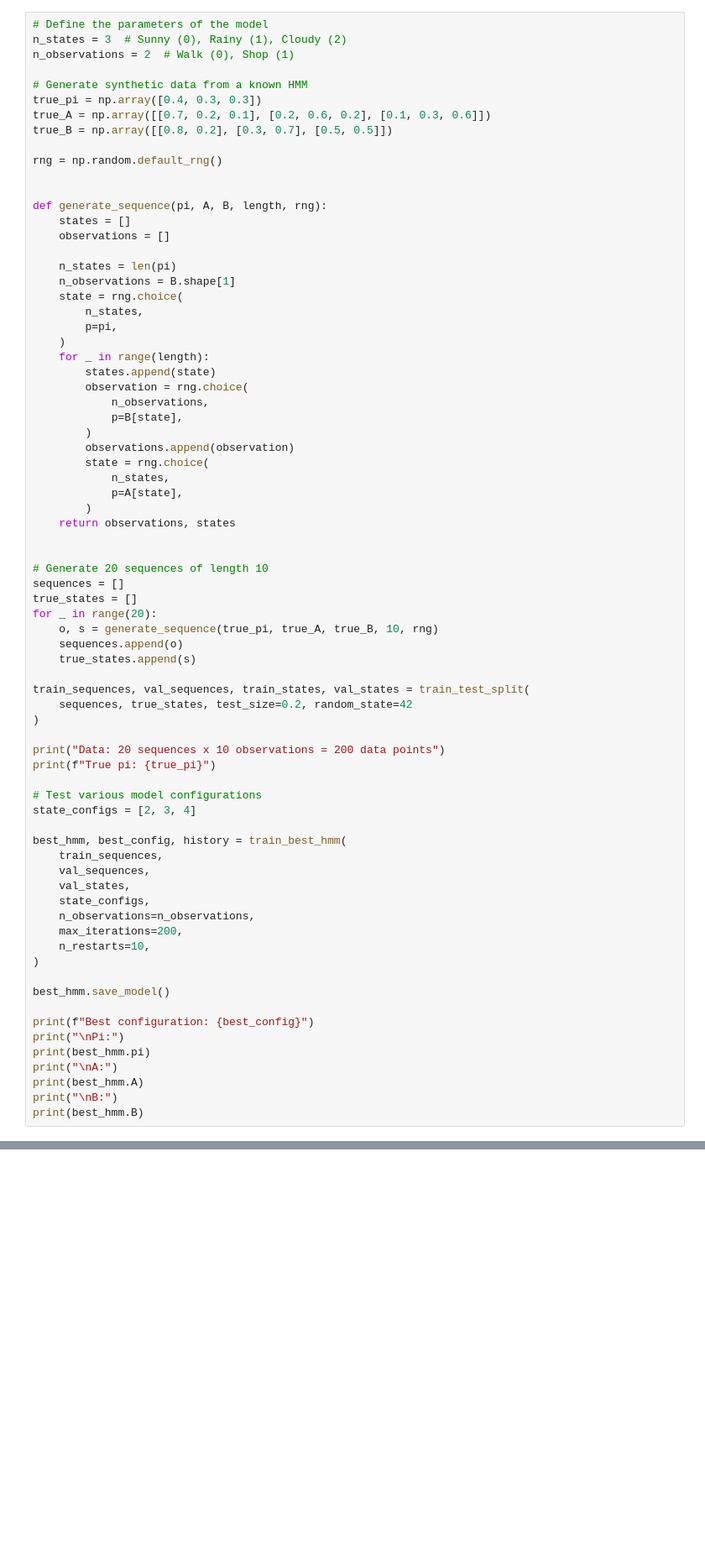
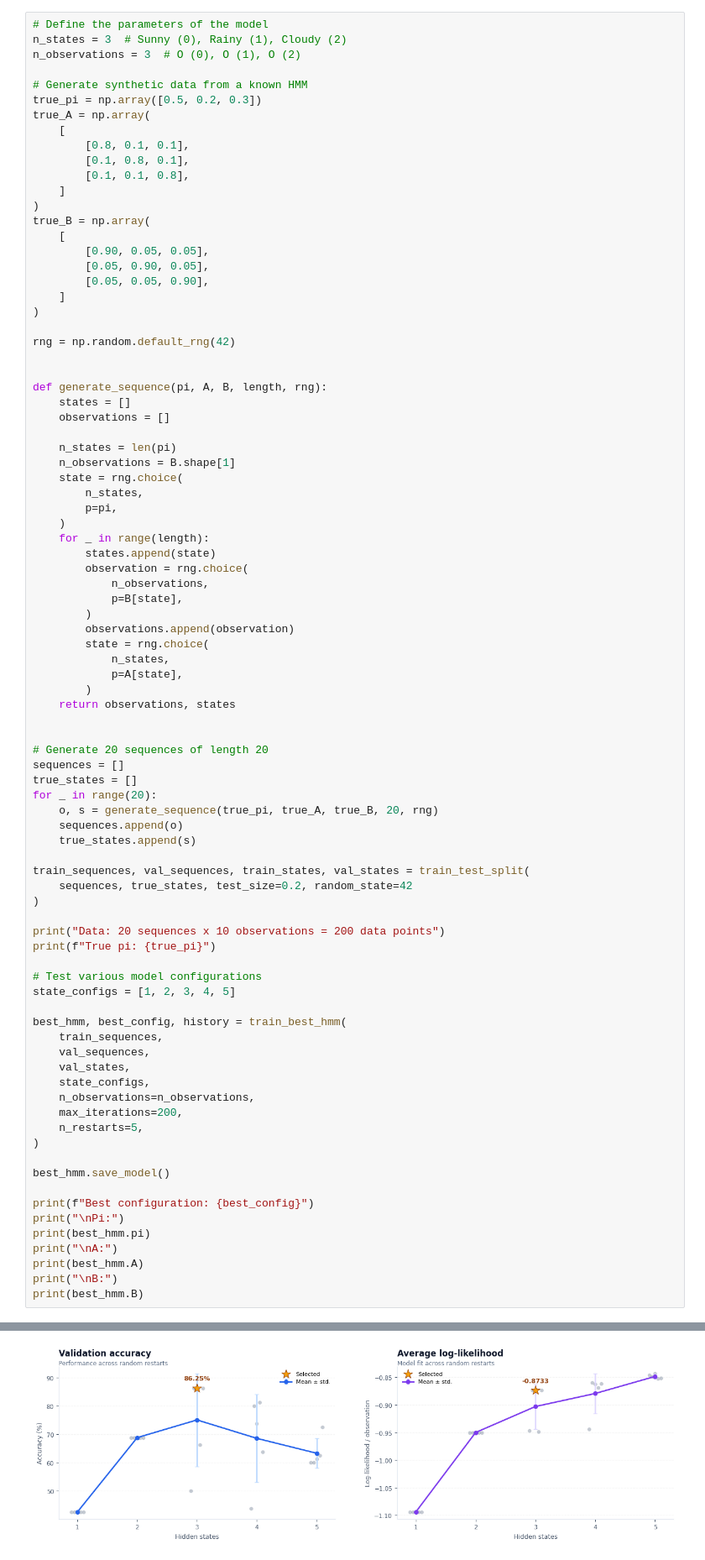
Before and after one commit to jzsmoreno/likelihood, a Jupyter notebook: examples/HMM.ipynb, the cells around one changed output, grey strips where cells are left out. Shown at 84% size. Drawn from its saved outputs; the diff is of its cells as text; blank space fills up the shorter version.

```diff
--- a/examples/HMM.ipynb
+++ b/examples/HMM.ipynb
@@ -635,14 +635,26 @@ from sklearn.model_selection import train_test_split
 # %%
 # Define the parameters of the model
 n_states = 3  # Sunny (0), Rainy (1), Cloudy (2)
-n_observations = 2  # Walk (0), Shop (1)
+n_observations = 3  # O (0), O (1), O (2)
 
 # Generate synthetic data from a known HMM
-true_pi = np.array([0.4, 0.3, 0.3])
-true_A = np.array([[0.7, 0.2, 0.1], [0.2, 0.6, 0.2], [0.1, 0.3, 0.6]])
-true_B = np.array([[0.8, 0.2], [0.3, 0.7], [0.5, 0.5]])
+true_pi = np.array([0.5, 0.2, 0.3])
+true_A = np.array(
+    [
+        [0.8, 0.1, 0.1],
+        [0.1, 0.8, 0.1],
+        [0.1, 0.1, 0.8],
+    ]
+)
+true_B = np.array(
+    [
+        [0.90, 0.05, 0.05],
+        [0.05, 0.90, 0.05],
+        [0.05, 0.05, 0.90],
+    ]
+)
 
-rng = np.random.default_rng()
+rng = np.random.default_rng(42)
 
 
 def generate_sequence(pi, A, B, length, rng):
@@ -669,11 +681,11 @@ def generate_sequence(pi, A, B, length, rng):
     return observations, states
 
 
-# Generate 20 sequences of length 10
+# Generate 20 sequences of length 20
 sequences = []
 true_states = []
 for _ in range(20):
-    o, s = generate_sequence(true_pi, true_A, true_B, 10, rng)
+    o, s = generate_sequence(true_pi, true_A, true_B, 20, rng)
     sequences.append(o)
     true_states.append(s)
 
@@ -685,7 +697,7 @@ print("Data: 20 sequences x 10 observations = 200 data points")
 print(f"True pi: {true_pi}")
 
 # Test various model configurations
-state_configs = [2, 3, 4]
+state_configs = [1, 2, 3, 4, 5]
 
 best_hmm, best_config, history = train_best_hmm(
     train_sequences,
@@ -694,7 +706,7 @@ best_hmm, best_config, history = train_best_hmm(
     state_configs,
     n_observations=n_observations,
     max_iterations=200,
-    n_restarts=10,
+    n_restarts=5,
 )
 
 best_hmm.save_model()
@@ -711,0 +766 @@ True pi: [0.4 0.3 0.3]
+[figure, new version]
```
Also changed, not shown: parts of 2 cells of this notebook, 2 other files.
